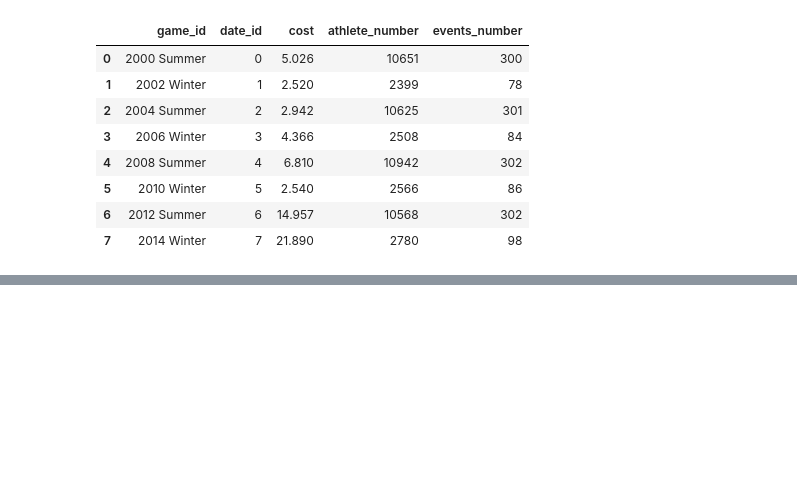
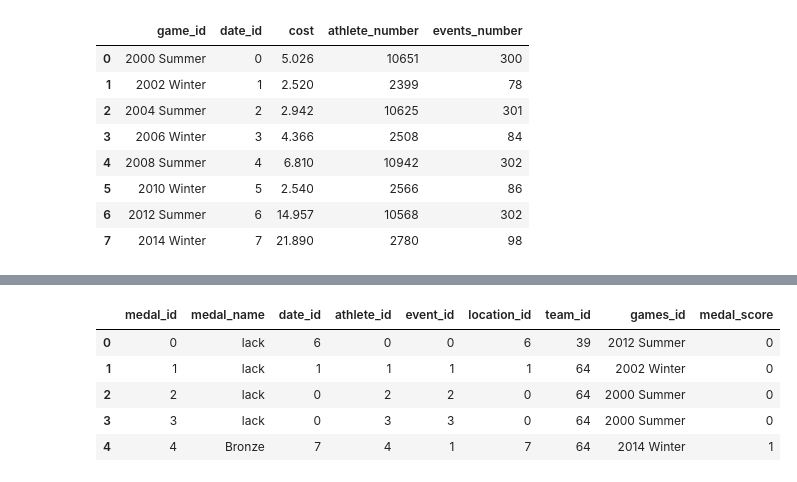
Before and after one commit to grudzienAda/hurtownie_project, a Jupyter notebook: ETL/table_transformations.ipynb, the cells around one changed output, grey strips where cells are left out. Saved outputs shown, nothing was run; the diff lists cells and outputs as text; code cells hidden in the pictures; blank space fills up the shorter version.

```diff
--- a/ETL/table_transformations.ipynb
+++ b/ETL/table_transformations.ipynb
@@ -745,3 +741,12 @@ Teams = Teams[['team_id', 'team_name', 'team_country', 'NOC']]
+# %%
+Olympic_event_fact.head()
+# %% [output]
+|  | medal_id | medal_name | date_id | athlete_id | event_id | location_id | team_id | games_id | medal_score |
+| 0 | 0 | lack | 6 | 0 | 0 | 6 | 39 | 2012 Summer | 0 |
+| 1 | 1 | lack | 1 | 1 | 1 | 1 | 64 | 2002 Winter | 0 |
+| 2 | 2 | lack | 0 | 2 | 2 | 0 | 64 | 2000 Summer | 0 |
+| 3 | 3 | lack | 0 | 3 | 3 | 0 | 64 | 2000 Summer | 0 |
+| 4 | 4 | Bronze | 7 | 4 | 1 | 7 | 64 | 2014 Winter | 1 |
 # %%
 Athletes.to_csv('Athletes.csv', index=False) #ok
 # %%
```
Also changed, not shown: parts of 7 cells of this notebook.
